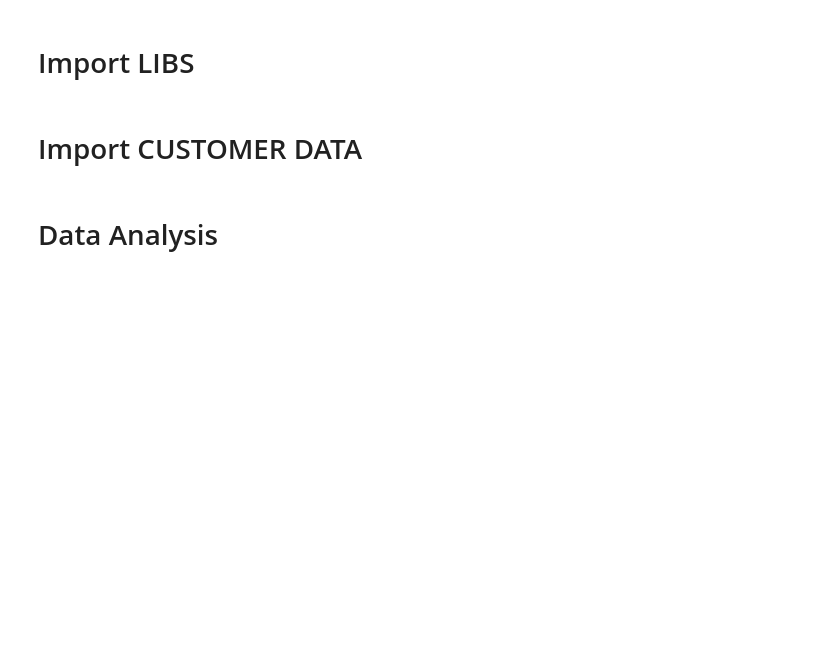
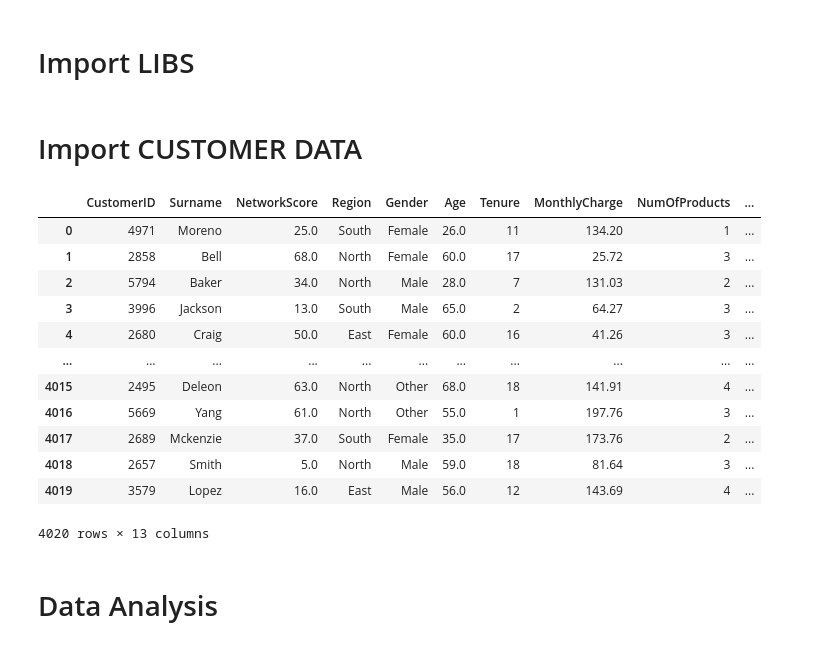
Before and after one commit to BorbaBruno/projeto_churn_predict, a Jupyter notebook: preprocessing_train_data.ipynb, the cells around one changed output. Drawn from its saved outputs; the diff is of its cells as text; code cells hidden in the pictures; blank space fills up the shorter version.

```diff
--- a/preprocessing_train_data.ipynb
+++ b/preprocessing_train_data.ipynb
@@ -24,6 +24,23 @@ warnings.filterwarnings('ignore')
 # %%
 # Import Data
 customer_data = pd.read_csv("C:/Users/bruno/projeto_churn_predict/train_data.csv")
+# %%
+# Check
+customer_data
+# %% [output]
+|  | CustomerID | Surname | NetworkScore | Region | Gender | Age | Tenure | MonthlyCharge | NumOfProducts | ... |
+| 0 | 4971 | Moreno | 25.0 | South | Female | 26.0 | 11 | 134.20 | 1 | ... |
+| 1 | 2858 | Bell | 68.0 | North | Female | 60.0 | 17 | 25.72 | 3 | ... |
+| 2 | 5794 | Baker | 34.0 | North | Male | 28.0 | 7 | 131.03 | 2 | ... |
+| 3 | 3996 | Jackson | 13.0 | South | Male | 65.0 | 2 | 64.27 | 3 | ... |
+| 4 | 2680 | Craig | 50.0 | East | Female | 60.0 | 16 | 41.26 | 3 | ... |
+| ... | ... | ... | ... | ... | ... | ... | ... | ... | ... | ... |
+| 4015 | 2495 | Deleon | 63.0 | North | Other | 68.0 | 18 | 141.91 | 4 | ... |
+| 4016 | 5669 | Yang | 61.0 | North | Other | 55.0 | 1 | 197.76 | 3 | ... |
+| 4017 | 2689 | Mckenzie | 37.0 | South | Female | 35.0 | 17 | 173.76 | 2 | ... |
+| 4018 | 2657 | Smith | 5.0 | North | Male | 59.0 | 18 | 81.64 | 3 | ... |
+| 4019 | 3579 | Lopez | 16.0 | East | Male | 56.0 | 12 | 143.69 | 4 | ... |
+4020 rows × 13 columns
 # %% [markdown]
 # Data Analysis
 # %%
```
Also changed, not shown: parts of 18 cells of this notebook, 1 other file.
